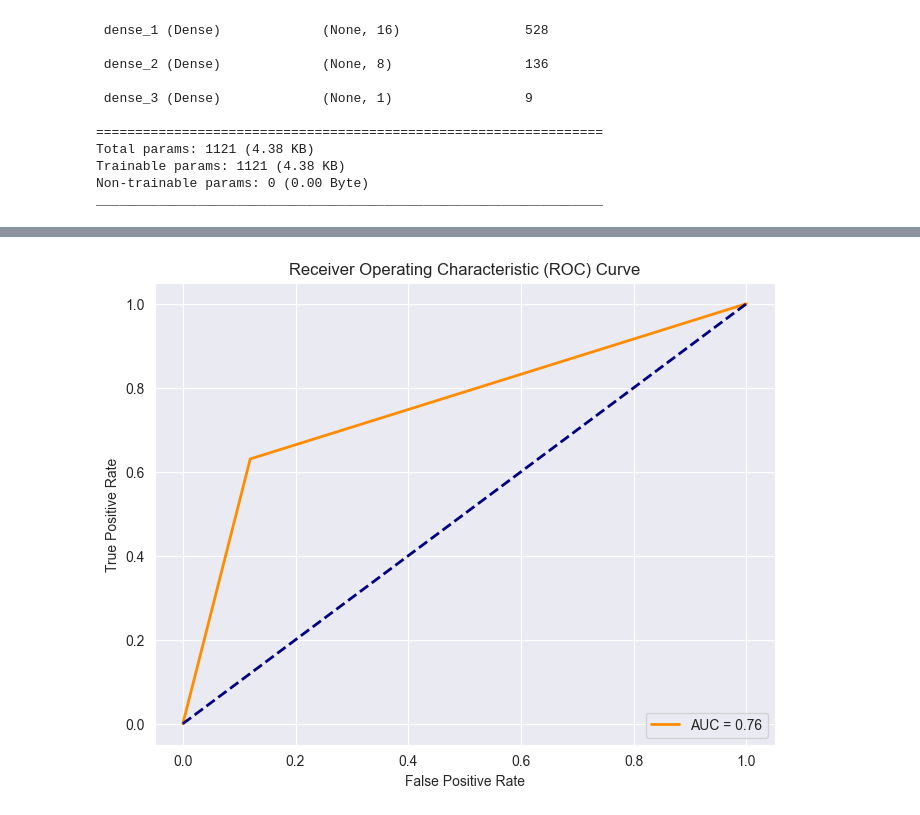
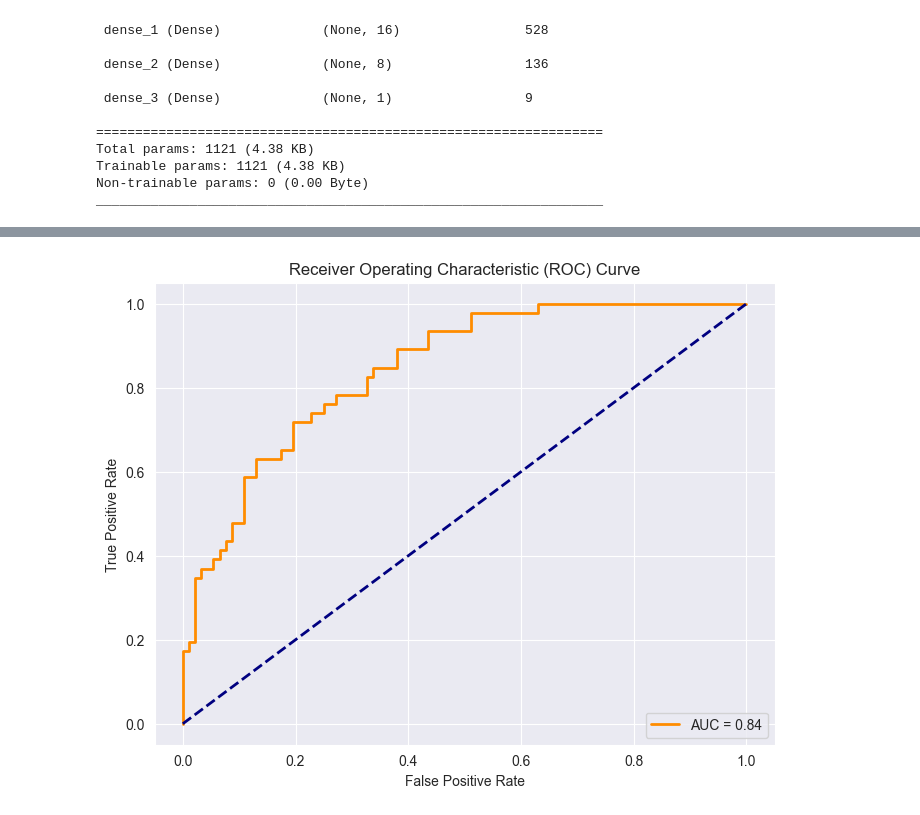
Before and after one commit to Bhargavoza1/ml-practice-project, a Jupyter notebook: Diabetes-Prediction.ipynb, the cells around one changed output, grey strips where cells are left out. Saved outputs shown, nothing was run; the diff lists cells and outputs as text; code cells hidden in the pictures.

```diff
--- a/Diabetes-Prediction.ipynb
+++ b/Diabetes-Prediction.ipynb
@@ -494,5 +498,5 @@ Test AUC: 0.8319
 # %%
  # Predict probabilities on the test set
-y_pred  = model.predict(X_test_scaled)
-y_pred = np.where(y_pred >= 0.5, 1, 0)
+Y_pred_proba  = model.predict(X_test_scaled)
+y_pred = np.where(Y_pred_proba >= 0.5, 1, 0)
 # %% [output]
@@ -539,16 +543,15 @@ plt.show()
 # %%
 
-fpr, tpr, _ = roc_curve(Y_test, y_pred)
-roc_auc = roc_auc_score(Y_test, y_pred)
-#roc_auc = auc(fpr, tpr)
+fpr, tpr, _ = roc_curve(Y_test, Y_pred_proba)
+roc_auc = auc(fpr, tpr)
 # Plot ROC curve
 plt.figure(figsize=(8, 6))
 plt.plot(fpr, tpr, color='darkorange', lw=2, label=f'AUC = {roc_auc:.2f}')
 plt.plot([0, 1], [0, 1], color='navy', lw=2, linestyle='--')
 plt.xlabel('False Positive Rate')
 plt.ylabel('True Positive Rate')
 plt.title('Receiver Operating Characteristic (ROC) Curve')
 plt.legend(loc='lower right')
 plt.show()
 # %% [output]
-[figure, old version]
+[figure, new version]
```
Also changed, not shown: parts of 17 cells of this notebook.
